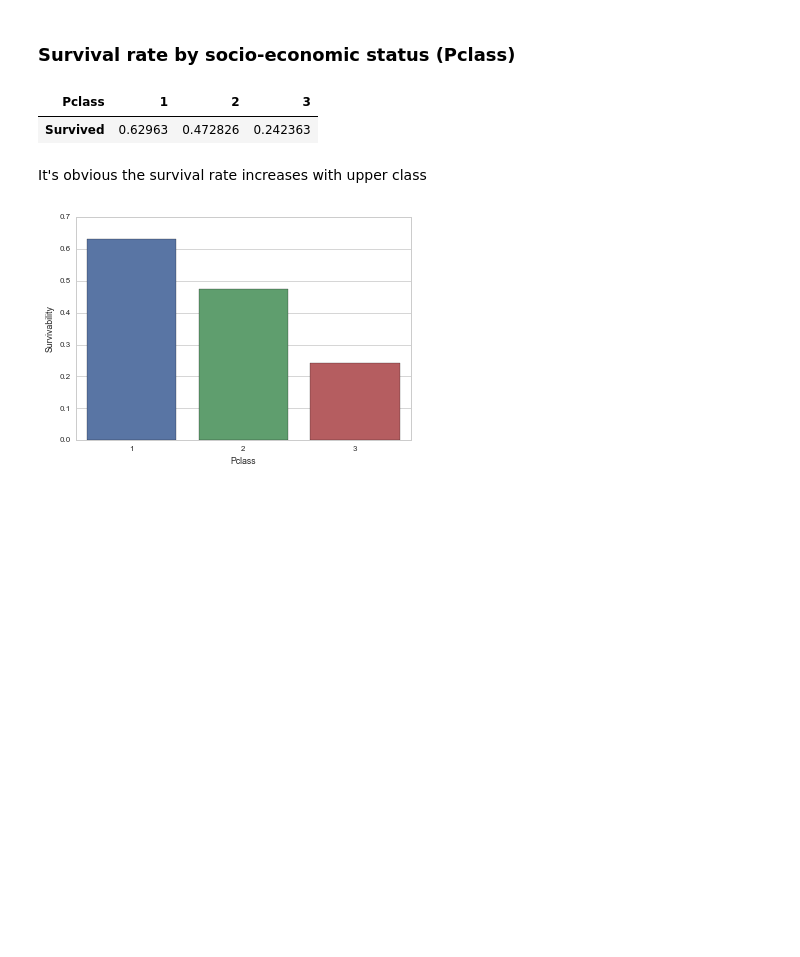
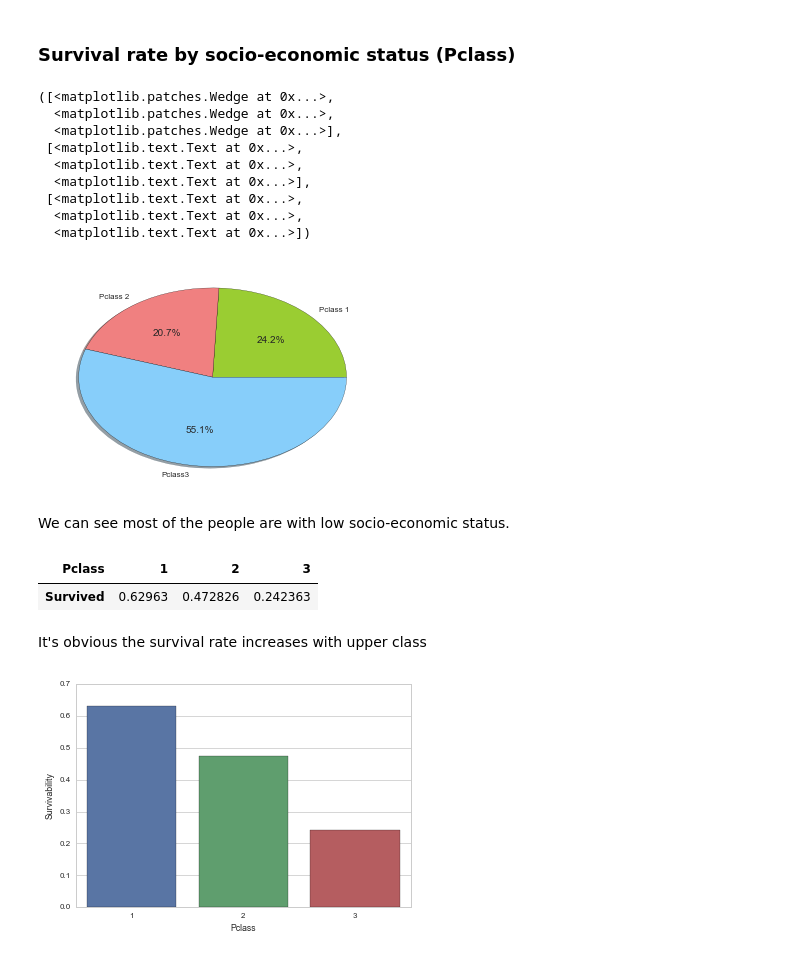
Before and after one commit to anenkov/dand-da-titanic, a Jupyter notebook: DA Research.ipynb, the cells around one changed output. Saved outputs shown, nothing was run; the diff lists cells and outputs as text; code cells hidden in the pictures; blank space fills up the shorter version.

```diff
--- a/DA Research.ipynb
+++ b/DA Research.ipynb
@@ -204,5 +213,27 @@ CI(99.0%) = (0.506818886594, 0.682440054048)
 # %% [markdown]
 ### Survival rate by socio-economic status (Pclass)
+# %%
+# Data to plot
+labels = 'Pclass 1', 'Pclass 2', 'Pclass3'
+sizes = [215, 130, 245, 210]
+colors = ['yellowgreen', 'lightcoral', 'lightskyblue']
+
+# Plot
+plt.pie(passengers_df.groupby('Pclass')['PassengerId'].count().values, labels=labels, colors=colors,
+        autopct='%1.1f%%', shadow=True)
+# %% [output]
+([<matplotlib.patches.Wedge at 0x...>,
+  <matplotlib.patches.Wedge at 0x...>,
+  <matplotlib.patches.Wedge at 0x...>],
+ [<matplotlib.text.Text at 0x...>,
+  <matplotlib.text.Text at 0x...>,
+  <matplotlib.text.Text at 0x...>],
+ [<matplotlib.text.Text at 0x...>,
+  <matplotlib.text.Text at 0x...>,
+  <matplotlib.text.Text at 0x...>])
+[figure, added]
+# %% [markdown]
+We can see most of the people are with low socio-economic status.
 # %%
 # Group passengers by Pclass and calculate the mean of survivability for each Pclass
 class_surv_data = pd.DataFrame(passengers_df.groupby('Pclass')['Survived'].mean()).T
```
Also changed, not shown: parts of 13 cells of this notebook, 15 other files.
